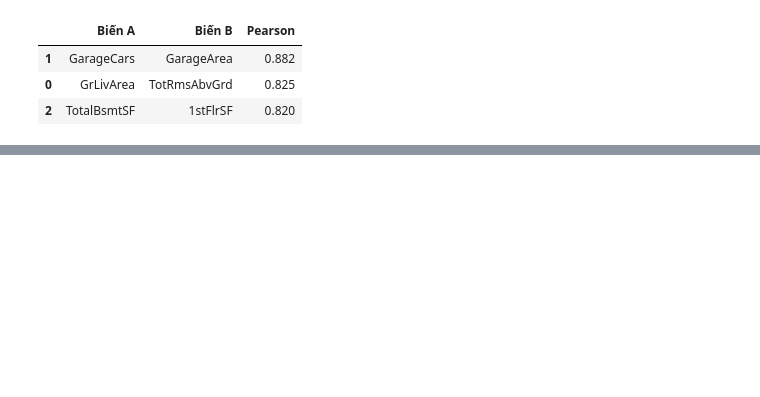
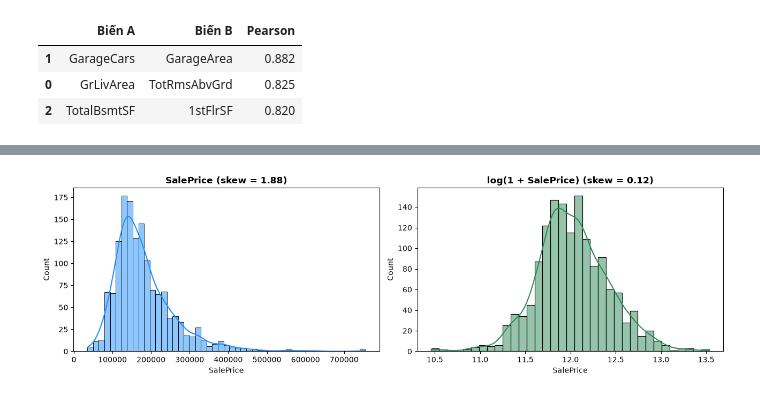
Before and after one commit to DangHau19/MLGroup, a Jupyter notebook: Tuan03/house-prices-2.ipynb, the cells around one changed output, grey strips where cells are left out. Cells and saved outputs as stored; diff of their text form; code cells hidden in the pictures; blank space fills up the shorter version.

```diff
--- a/Tuan03/house-prices-2.ipynb
+++ b/Tuan03/house-prices-2.ipynb
@@ -490,0 +620,14 @@ pd.DataFrame(pairs, columns=['Biến A', 'Biến B', 'Pearson']).sort_values('Pe
+# %%
+# Vẽ biểu đồ phân bố của SalePrice trước và sau khi loại bỏ ngoại lệ
+fig, axes = plt.subplots(1, 2, figsize=(13, 4))
+
+sns.histplot(df[target_col], kde=True, ax=axes[0], color='dodgerblue')
+axes[0].set_title(f'SalePrice (skew = {df[target_col].skew():.2f})', fontweight='bold')
+
+sns.histplot(np.log1p(df[target_col]), kde=True, ax=axes[1], color='seagreen')
+axes[1].set_title(f'log(1 + SalePrice) (skew = {np.log1p(df[target_col]).skew():.2f})', fontweight='bold')
+
+plt.tight_layout()
+plt.show()
+# %% [output]
+[figure, added]
```
Also changed, not shown: parts of 14 cells of this notebook, 8 other files.
